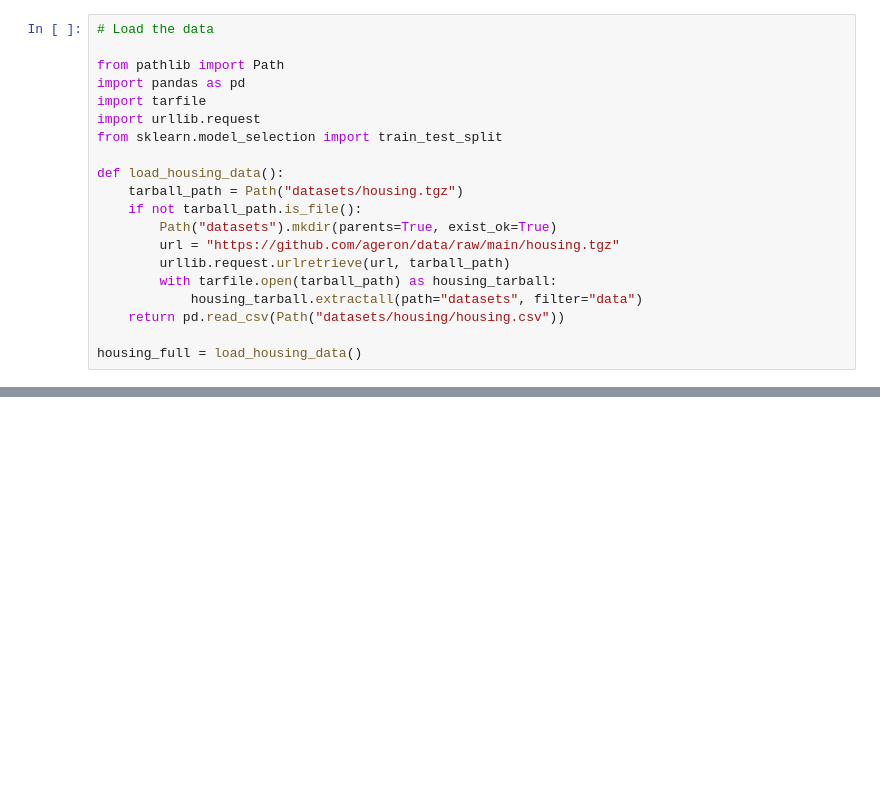
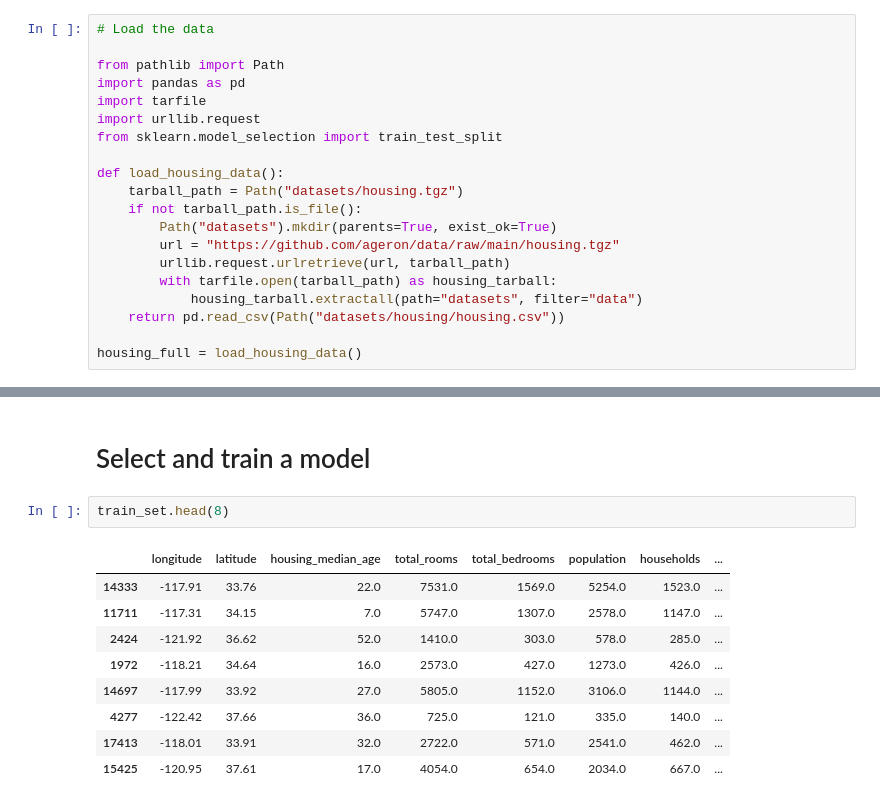
Before and after one commit to ali73/hands-on-mlp-exercise, a Jupyter notebook: Season2/Ex1.ipynb, the cells around one changed output, grey strips where cells are left out. Saved outputs shown, nothing was run; the diff lists cells and outputs as text; blank space fills up the shorter version.

```diff
--- a/Season2/Ex1.ipynb
+++ b/Season2/Ex1.ipynb
@@ -100,0 +174,14 @@ max                  2.603085e+00
+# %% [markdown]
+# Select and train a model
+# %%
+train_set.head(8)
+# %% [output]
+|  | longitude | latitude | housing_median_age | total_rooms | total_bedrooms | population | households | ... |
+| 14333 | -117.91 | 33.76 | 22.0 | 7531.0 | 1569.0 | 5254.0 | 1523.0 | ... |
+| 11711 | -117.31 | 34.15 | 7.0 | 5747.0 | 1307.0 | 2578.0 | 1147.0 | ... |
+| 2424 | -121.92 | 36.62 | 52.0 | 1410.0 | 303.0 | 578.0 | 285.0 | ... |
+| 1972 | -118.21 | 34.64 | 16.0 | 2573.0 | 427.0 | 1273.0 | 426.0 | ... |
+| 14697 | -117.99 | 33.92 | 27.0 | 5805.0 | 1152.0 | 3106.0 | 1144.0 | ... |
+| 4277 | -122.42 | 37.66 | 36.0 | 725.0 | 121.0 | 335.0 | 140.0 | ... |
+| 17413 | -118.01 | 33.91 | 32.0 | 2722.0 | 571.0 | 2541.0 | 462.0 | ... |
+| 15425 | -120.95 | 37.61 | 17.0 | 4054.0 | 654.0 | 2034.0 | 667.0 | ... |
```
Also changed, not shown: parts of 13 cells of this notebook.
